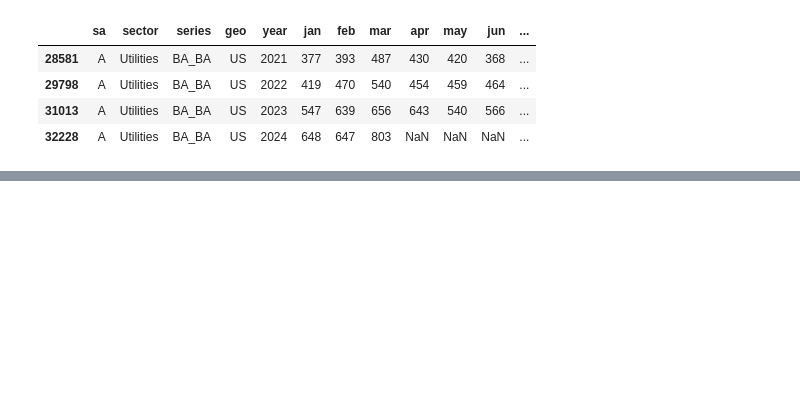
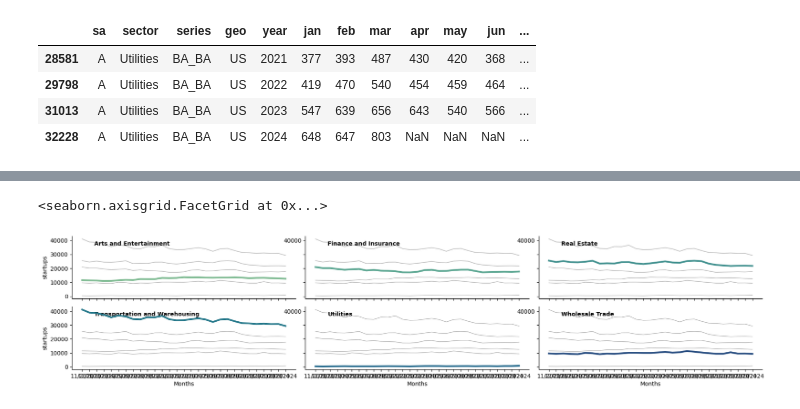
Before and after one commit to Keith-Cheung/FIN377-Final-Project, a Jupyter notebook: build_sample.ipynb, the cells around one changed output, grey strips where cells are left out. Cells and saved outputs as stored; diff of their text form; code cells hidden in the pictures; blank space fills up the shorter version.

Commit message:
created graphics

```diff
--- a/build_sample.ipynb
+++ b/build_sample.ipynb
@@ -528,0 +525,4 @@ plt.show()
+# %%
+startup_fixed = pd.read_csv('Startup Data/Industry/startup_fix.csv')
+wfh_fixed = pd.read_csv('Work From Home Data/Industry_WFH/wfh_fix.csv')
+startup_fixed
@@ -528,0 +559,5 @@ plt.show()
+# %%
+startup_fixed['year'] = pd.to_datetime(startup_fixed['year'])
+startup_fixed['year'] = startup_fixed['year'].dt.strftime('%m/%Y')
+startup_fixed = startup_fixed.drop(columns = ['series', 'geo', 'sa'])
+startup_fixed
@@ -528,0 +578,4 @@ plt.show()
+# %%
+wfh_fixed['year'] = pd.to_datetime(wfh_fixed['year'])
+wfh_fixed['year'] = wfh_fixed['year'].dt.strftime('%m/%Y')
+wfh_fixed
@@ -528,0 +596,3 @@ plt.show()
+# %%
+merged = pd.merge(wfh_fixed, startup_fixed, on=['sector', 'year'], how='inner', validate = 'one_to_one')
+merged
@@ -528,0 +613,33 @@ plt.show()
+# %%
+# Plot each year's time series in its own facet
+g = sns.relplot(
+    data=merged,
+    x="year", y="startups", col="sector", hue="sector",
+    kind="line", palette="crest", linewidth=3, zorder=5,
+    col_wrap=3, height=2, aspect=3, legend=False,
+)
+
+# Iterate over each subplot to customize further
+for sector, ax in g.axes_dict.items():
+
+    # Add the title as an annotation within the plot
+    ax.text(0.1, .85, sector, transform=ax.transAxes, fontweight="bold")
+
+    # Plot every year's time series in the background
+    sns.lineplot(
+        data=merged, x="year", y="startups", units="sector",
+        estimator=None, color=".7", linewidth=1, ax=ax,
+    )
+
+
+# Reduce the frequency of the x axis ticks
+ax.set_xticks(ax.get_xticks()[0:36])
+ax.set_xlabel(None)
+
+# Tweak the supporting aspects of the plot
+g.set_titles("")
+g.set_axis_labels("Months", "startups")
+g.tight_layout()
+# %% [output]
+<seaborn.axisgrid.FacetGrid at 0x...>
+[figure, added]
```
Also changed, not shown: parts of 10 cells of this notebook, 12 other files.
